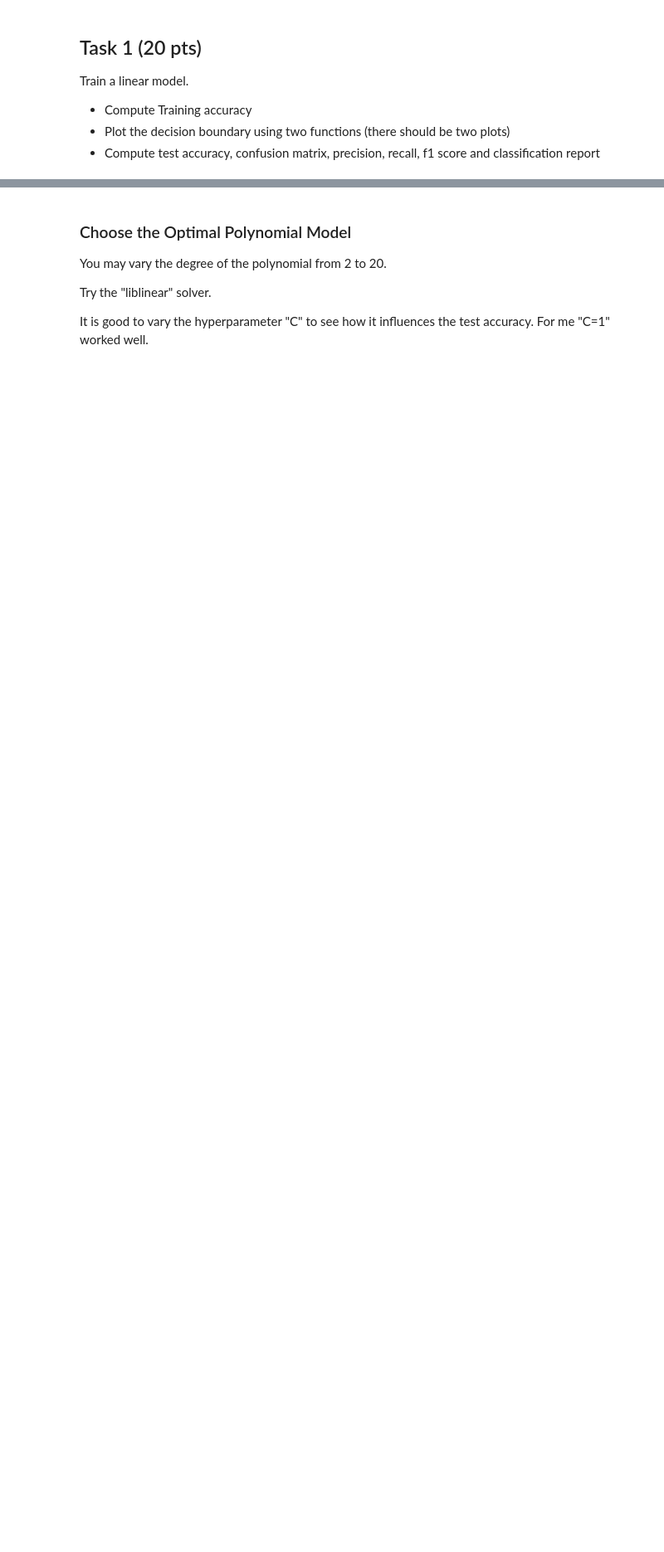
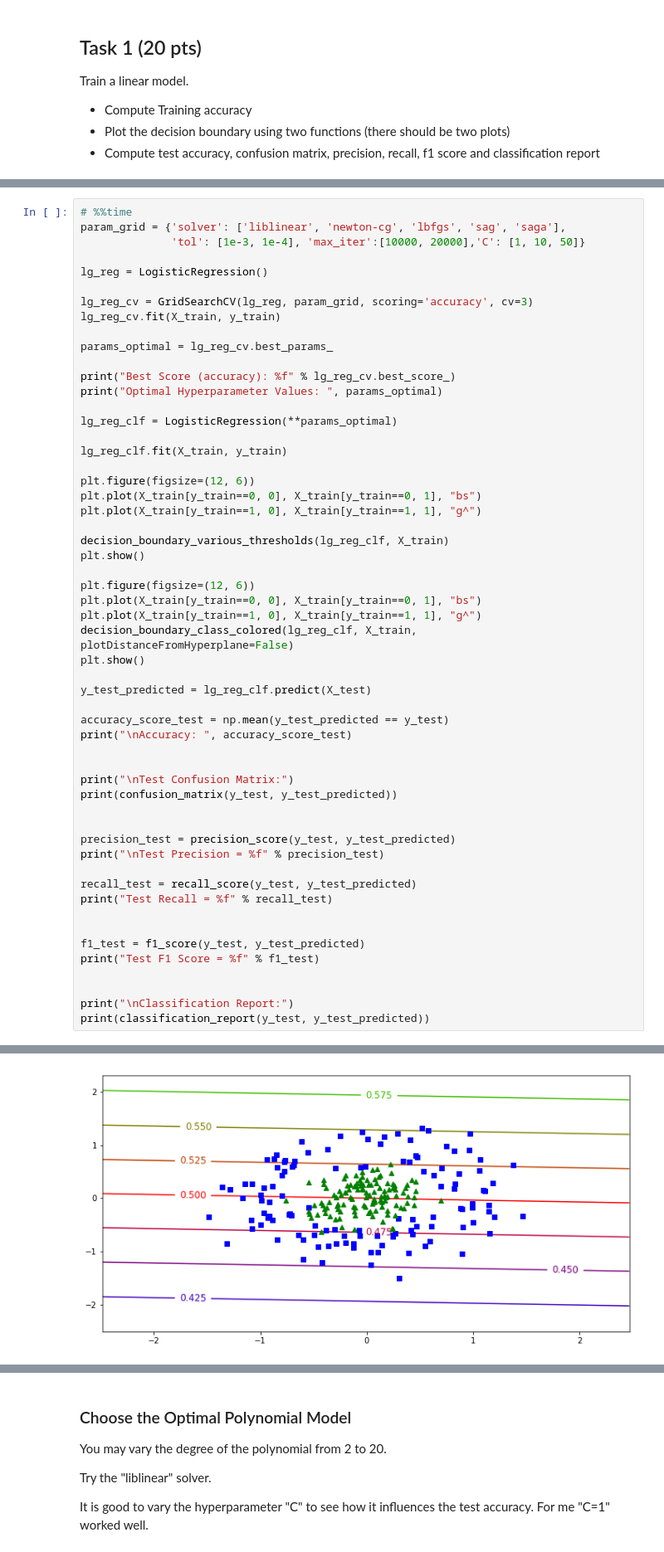
Before and after one commit to mbennett4478/machine-learning, a Jupyter notebook: bennett_matthew_11.ipynb, the cells around one changed output, grey strips where cells are left out. Shown: that part at 83% size. Saved outputs shown, nothing was run; the diff lists cells and outputs as text; blank space fills up the shorter version.

```diff
--- a/bennett_matthew_11.ipynb
+++ b/bennett_matthew_11.ipynb
@@ -227,0 +213,56 @@ print("Optimal Hyperparameter Values: ", params_optimal)
+# %%
+# %%time
+param_grid = {'solver': ['liblinear', 'newton-cg', 'lbfgs', 'sag', 'saga'],
+              'tol': [1e-3, 1e-4], 'max_iter':[10000, 20000],'C': [1, 10, 50]}
+
+lg_reg = LogisticRegression()
+
+lg_reg_cv = GridSearchCV(lg_reg, param_grid, scoring='accuracy', cv=3)
+lg_reg_cv.fit(X_train, y_train)
+
+params_optimal = lg_reg_cv.best_params_
+
+print("Best Score (accuracy): %f" % lg_reg_cv.best_score_)
+print("Optimal Hyperparameter Values: ", params_optimal)
+
+lg_reg_clf = LogisticRegression(**params_optimal)
+
+lg_reg_clf.fit(X_train, y_train)
+
+plt.figure(figsize=(12, 6))
+plt.plot(X_train[y_train==0, 0], X_train[y_train==0, 1], "bs")
+plt.plot(X_train[y_train==1, 0], X_train[y_train==1, 1], "g^")
+
+decision_boundary_various_thresholds(lg_reg_clf, X_train)
+plt.show()
+
+plt.figure(figsize=(12, 6))
+plt.plot(X_train[y_train==0, 0], X_train[y_train==0, 1], "bs")
+plt.plot(X_train[y_train==1, 0], X_train[y_train==1, 1], "g^")
+decision_boundary_class_colored(lg_reg_clf, X_train, plotDistanceFromHyperplane=False)
+plt.show()
+
+y_test_predicted = lg_reg_clf.predict(X_test)
+
+accuracy_score_test = np.mean(y_test_predicted == y_test)
+print("\nAccuracy: ", accuracy_score_test)
+
+
+print("\nTest Confusion Matrix:")
+print(confusion_matrix(y_test, y_test_predicted))
+
+
+precision_test = precision_score(y_test, y_test_predicted)
+print("\nTest Precision = %f" % precision_test)
+
+recall_test = recall_score(y_test, y_test_predicted)
+print("Test Recall = %f" % recall_test)
+
+
+f1_test = f1_score(y_test, y_test_predicted)
+print("Test F1 Score = %f" % f1_test)
+
+
+print("\nClassification Report:")
+print(classification_report(y_test, y_test_predicted))
+# %% [output]
@@ -227,0 +271 @@ print("Optimal Hyperparameter Values: ", params_optimal)
+[figure, added]
```
Also changed, not shown: parts of 6 cells of this notebook, 3 other files.
